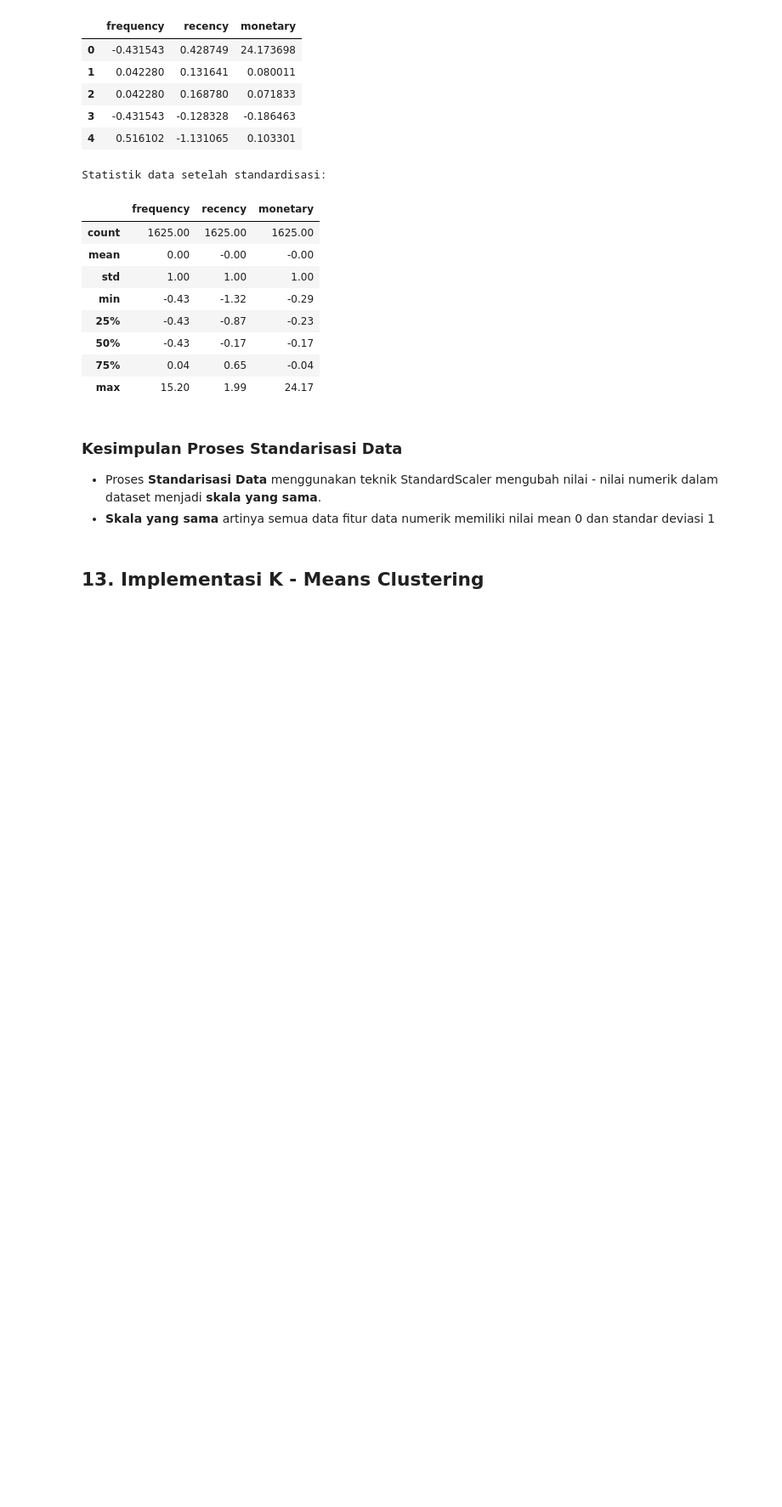
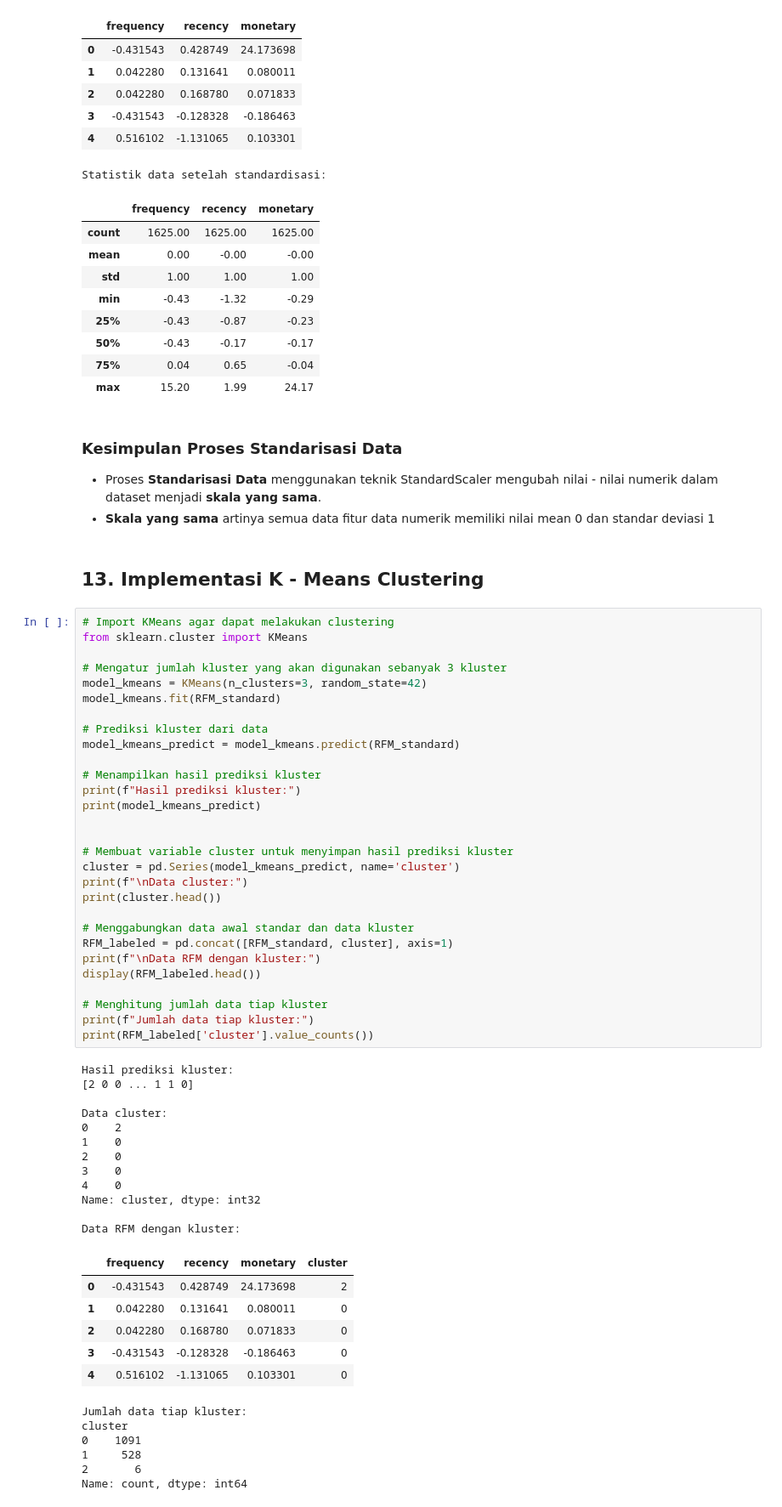
Before and after one commit to UsepSyaikalArifin/basic_machine_learning, a Jupyter notebook: machine_learning_algoritma_k_means_dengan_python.ipynb, the cells around one changed output. Shown at 85% size. Saved outputs shown, nothing was run; the diff lists cells and outputs as text; blank space fills up the shorter version.

Commit message:
Kesimpulan Proses Implementasi - Means Clustering

```diff
--- a/machine_learning_algoritma_k_means_dengan_python.ipynb
+++ b/machine_learning_algoritma_k_means_dengan_python.ipynb
@@ -358,3 +358,57 @@ Statistik data setelah standardisasi:
 </ul>
 # %% [markdown]
 <h2>13. Implementasi K - Means Clustering</h2>
+# %%
+# Import KMeans agar dapat melakukan clustering
+from sklearn.cluster import KMeans
+
+# Mengatur jumlah kluster yang akan digunakan sebanyak 3 kluster
+model_kmeans = KMeans(n_clusters=3, random_state=42)
+model_kmeans.fit(RFM_standard)
+
+# Prediksi kluster dari data
+model_kmeans_predict = model_kmeans.predict(RFM_standard)
+
+# Menampilkan hasil prediksi kluster
+print(f"Hasil prediksi kluster:")
+print(model_kmeans_predict)
+
+
+# Membuat variable cluster untuk menyimpan hasil prediksi kluster
+cluster = pd.Series(model_kmeans_predict, name='cluster')
+print(f"\nData cluster:")
+print(cluster.head())
+
+# Menggabungkan data awal standar dan data kluster
+RFM_labeled = pd.concat([RFM_standard, cluster], axis=1)
+print(f"\nData RFM dengan kluster:")
+display(RFM_labeled.head())
+
+# Menghitung jumlah data tiap kluster
+print(f"Jumlah data tiap kluster:")
+print(RFM_labeled['cluster'].value_counts())
+# %% [output]
+Hasil prediksi kluster:
+[2 0 0 ... 1 1 0]
+
+Data cluster:
+0    2
+1    0
+2    0
+3    0
+4    0
+Name: cluster, dtype: int32
+
+Data RFM dengan kluster:
+|  | frequency | recency | monetary | cluster |
+| 0 | -0.431543 | 0.428749 | 24.173698 | 2 |
+| 1 | 0.042280 | 0.131641 | 0.080011 | 0 |
+| 2 | 0.042280 | 0.168780 | 0.071833 | 0 |
+| 3 | -0.431543 | -0.128328 | -0.186463 | 0 |
+| 4 | 0.516102 | -1.131065 | 0.103301 | 0 |
+Jumlah data tiap kluster:
+cluster
+0    1091
+1     528
+2       6
+Name: count, dtype: int64
```
Also changed, not shown: parts of 1 cell of this notebook.
